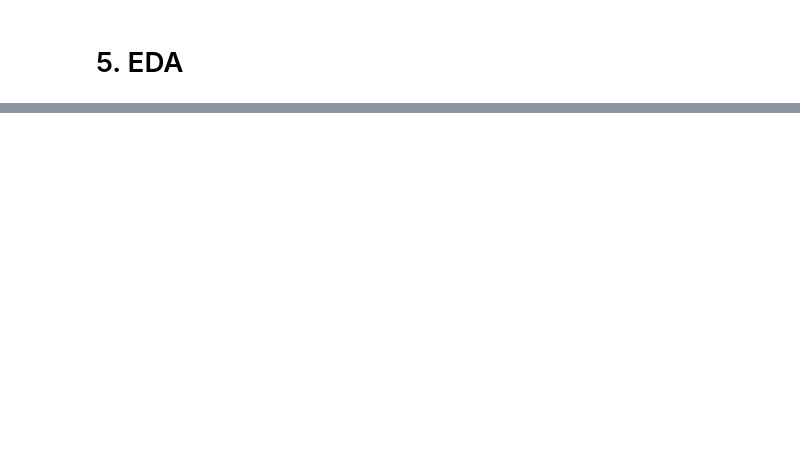
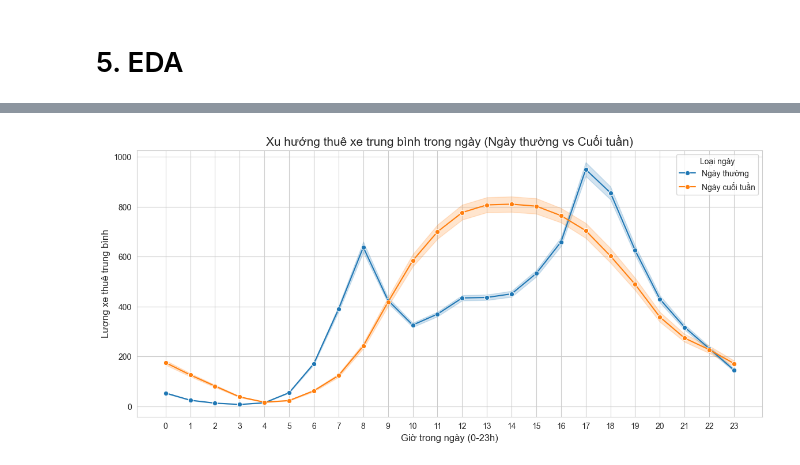
Before and after one commit to thanhhao1207-cell/bike-sharing-demand-forecast, a Jupyter notebook: notebook/experiment (1).ipynb, the cells around one changed output, grey strips where cells are left out. Drawn from its saved outputs; the diff is of its cells as text; code cells hidden in the pictures; blank space fills up the shorter version.

```diff
--- a/notebook/experiment (1).ipynb
+++ b/notebook/experiment (1).ipynb
@@ -233,0 +212,22 @@ df_final.drop_duplicates(subset=['started_at'], keep='first')
+# %%
+# Tạo tổng giờ thuê xe theo giờ
+
+import pandas as pd
+
+df_hourly_demand = df_raw.groupby(['datetime', 'hour']).size().reset_index(name='total_rental')
+
+# Tạo bảng đặc tính giờ để merge
+cols_to_keep = ['ride_id', 'started_at', 'datetime', 'hour', 'day_type', 'group_time', 'icon', 'dow', 'season'] # Các cột đặc tính muốn giữ
+df_features = df_raw[cols_to_keep].drop_duplicates(subset=['datetime', 'hour'])
+# Gộp số lượng thuê vào bảng đặc tính
+df_complete = pd.merge(df_hourly_demand, df_features, on=['datetime', 'hour'], how='left')
+
+
+# Sắp xếp theo thời gian để dễ nhìn
+df_complete = df_complete.sort_values(by=['datetime', 'hour'])
+
+# Save to
+df_complete.to_csv("../data/raw/total_rental_by_hour.csv", index=False)
+
+#Check result
+df_complete.head()
@@ -233,0 +305,22 @@ df_final.drop_duplicates(subset=['started_at'], keep='first')
+# %%
+# 1. BIỂU ĐỒ XU HƯỚNG THEO GIỜ (So sánh Ngày thường vs Cuối tuần)
+
+import matplotlib.pyplot as plt
+import seaborn as sns
+
+# Thiết lập giao diện biểu đồ
+sns.set_style("whitegrid")
+
+plt.figure(figsize=(14, 6))
+
+# Vẽ biểu đồ đường
+sns.lineplot(data=df_complete, x='hour', y='total_rental', hue='day_type', palette='tab10', marker='o')
+
+plt.title('Xu hướng thuê xe trung bình trong ngày (Ngày thường vs Cuối tuần)', fontsize=15)
+plt.xlabel('Giờ trong ngày (0-23h)', fontsize=12)
+plt.ylabel('Lượng xe thuê trung bình', fontsize=12)
+plt.xticks(range(0, 24))
+plt.legend(title='Loại ngày')
+plt.show()
+# %% [output]
+[figure, added]
```
Also changed, not shown: parts of 26 cells of this notebook.
